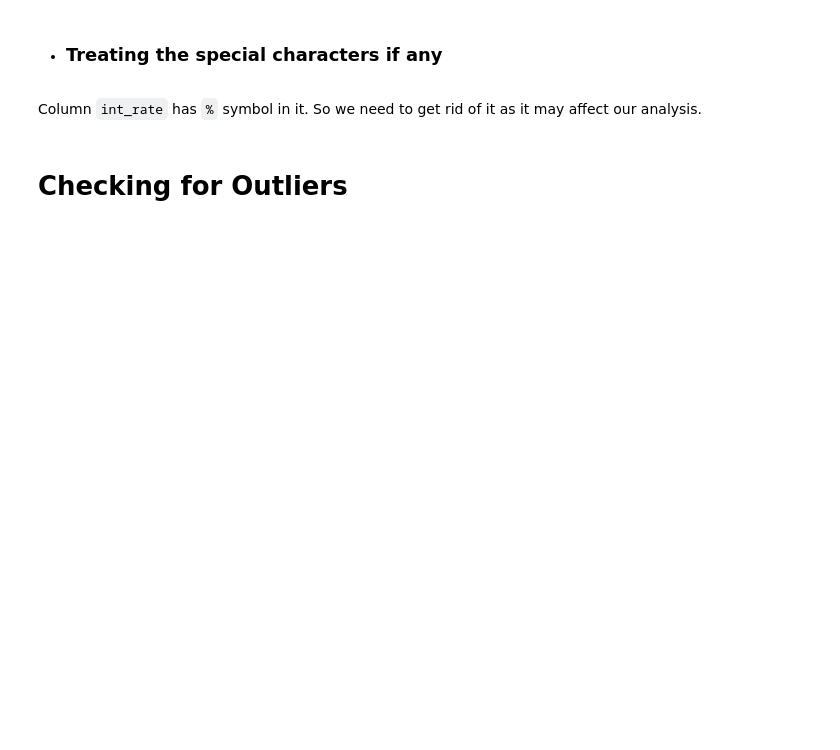
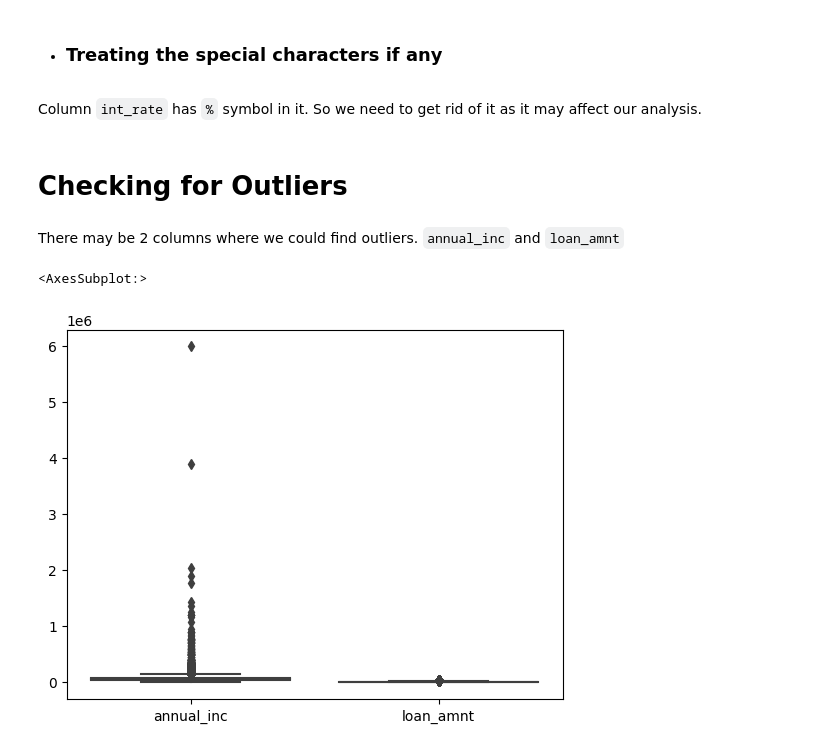
Before and after one commit to philipfranklin/LendingClubCaseStudy, a Jupyter notebook: default_analysis.ipynb, the cells around one changed output. Cells and saved outputs as stored; diff of their text form; code cells hidden in the pictures; blank space fills up the shorter version.

````diff
--- a/default_analysis.ipynb
+++ b/default_analysis.ipynb
@@ -283,3 +287,11 @@
 df.int_rate = df.int_rate.apply(lambda x: float(x.split('%')[0]) if '%' in x else float(x))
 # %% [markdown]
 # Checking for Outliers
+# %% [markdown]
+There may be 2 columns where we could find outliers.
+```annual_inc``` and ```loan_amnt```
+# %%
+sns.boxplot(df[['annual_inc', 'loan_amnt']])
+# %% [output]
+<AxesSubplot:>
+[figure, added]
````
Also changed, not shown: parts of 10 cells of this notebook.
